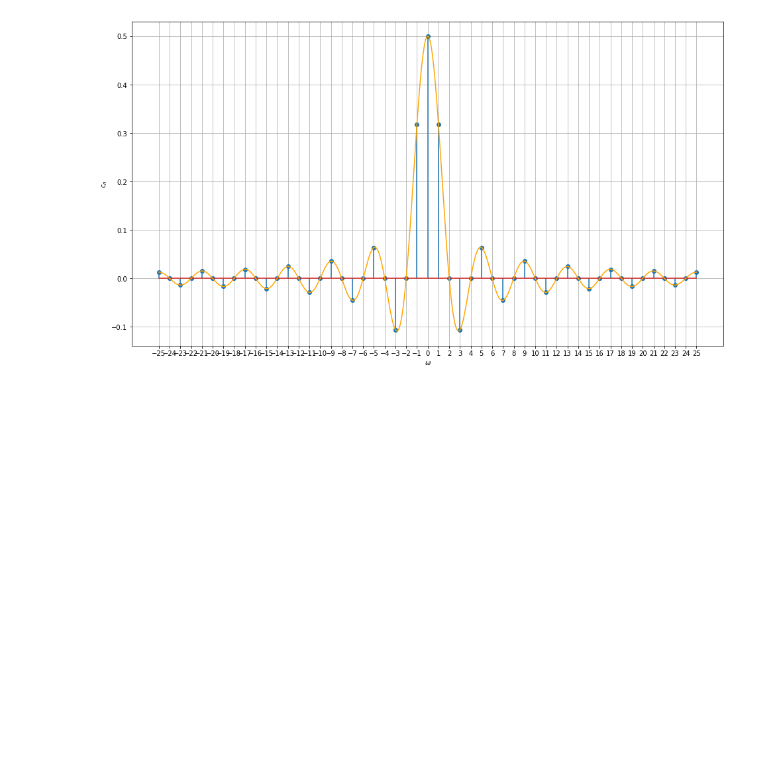
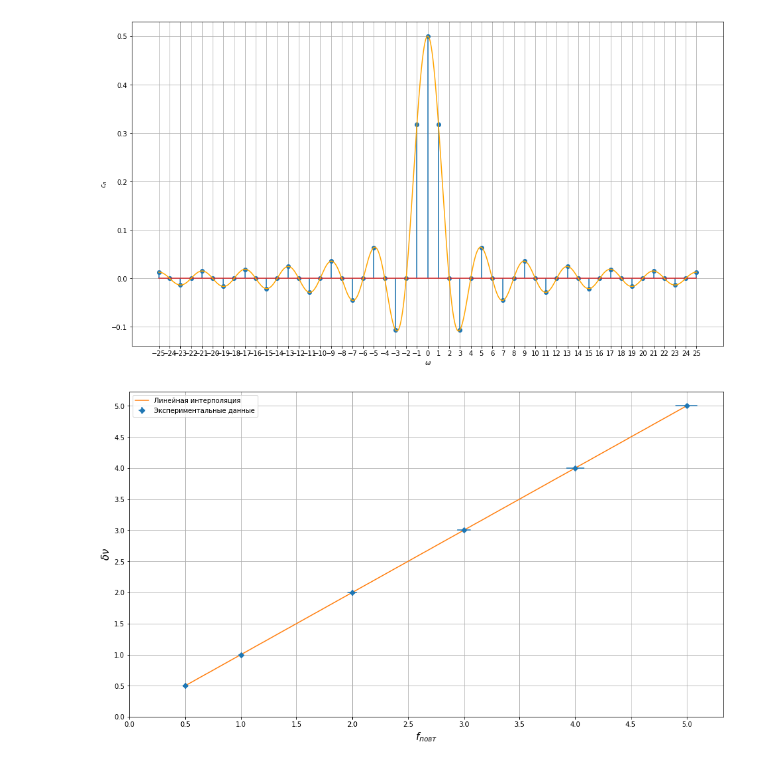
Before and after one commit to ShmakovVladimir/Labs, a Jupyter notebook: Электричество и Магнетизм/harmonicAnalys/main.ipynb, the cells around one changed output. Saved outputs shown, nothing was run; the diff lists cells and outputs as text; code cells hidden in the pictures; blank space fills up the shorter version.

```diff
--- a/Электричество и Магнетизм/harmonicAnalys/main.ipynb
+++ b/Электричество и Магнетизм/harmonicAnalys/main.ipynb
@@ -286,3 +286,19 @@ plt.ylabel('$c_n$')
 plt.show()
 # %% [output]
 [figure]
+# %%
+fig, ax = plt.subplots(figsize = (16,9))
+
+f = np.array([0.5,1,2,3,4,5])
+deltaNu = f.copy()
+plt.errorbar(f,deltaNu,0.02*f,0.02*deltaNu,fmt = 'D',label = 'Экспериментальные данные')
+plt.plot(f,deltaNu,label = 'Линейная интерполяция')
+plt.xticks(np.arange(0,5.5,0.5))
+plt.yticks(np.arange(0,5.5,0.5))
+plt.grid()
+plt.xlabel("$f_{повт}$",fontsize = 15)
+plt.ylabel(r"$\delta \nu$",fontsize = 15)
+plt.legend()
+plt.show()
+# %% [output]
+[figure, added]
```
Also changed, not shown: parts of 2 cells of this notebook, 4 other files.
